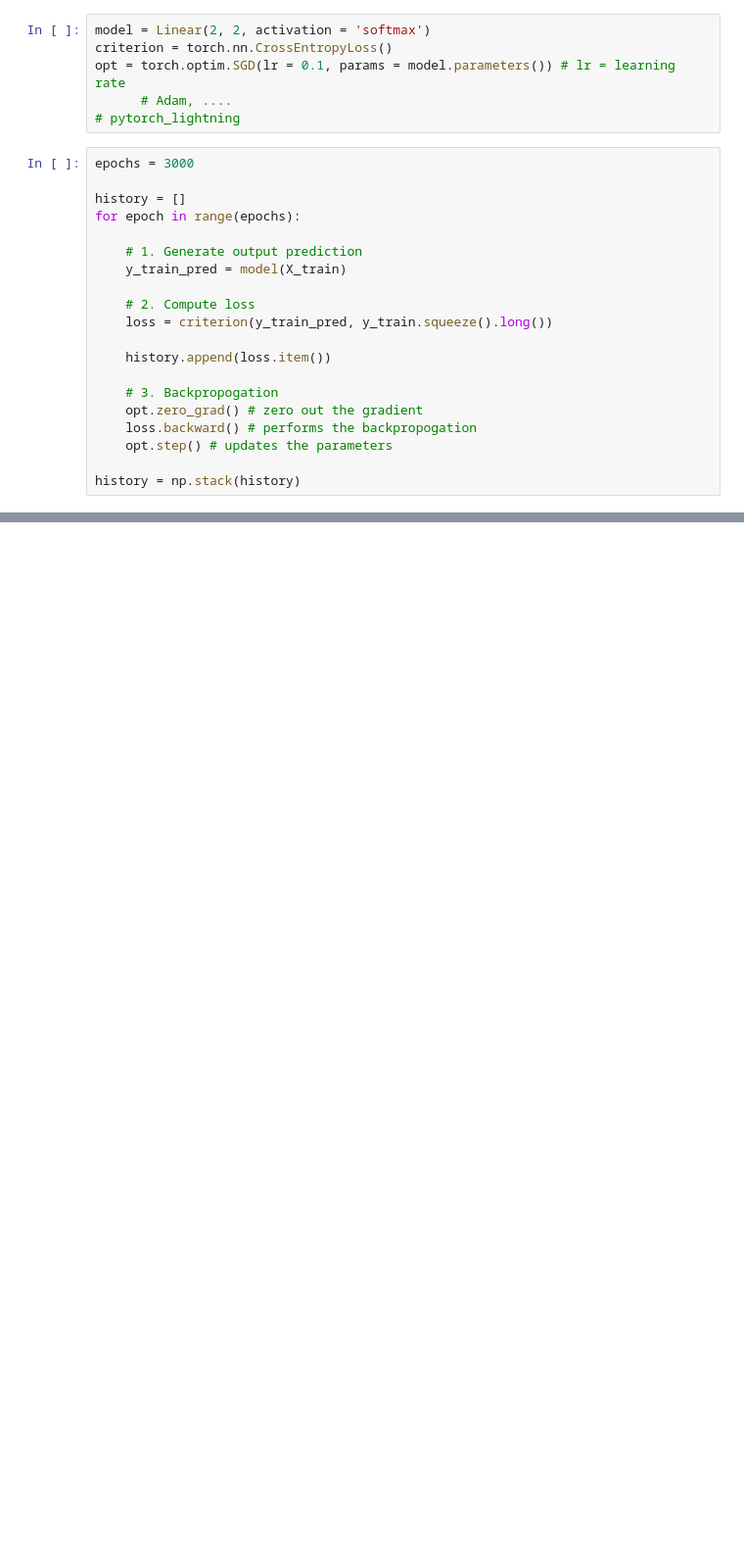
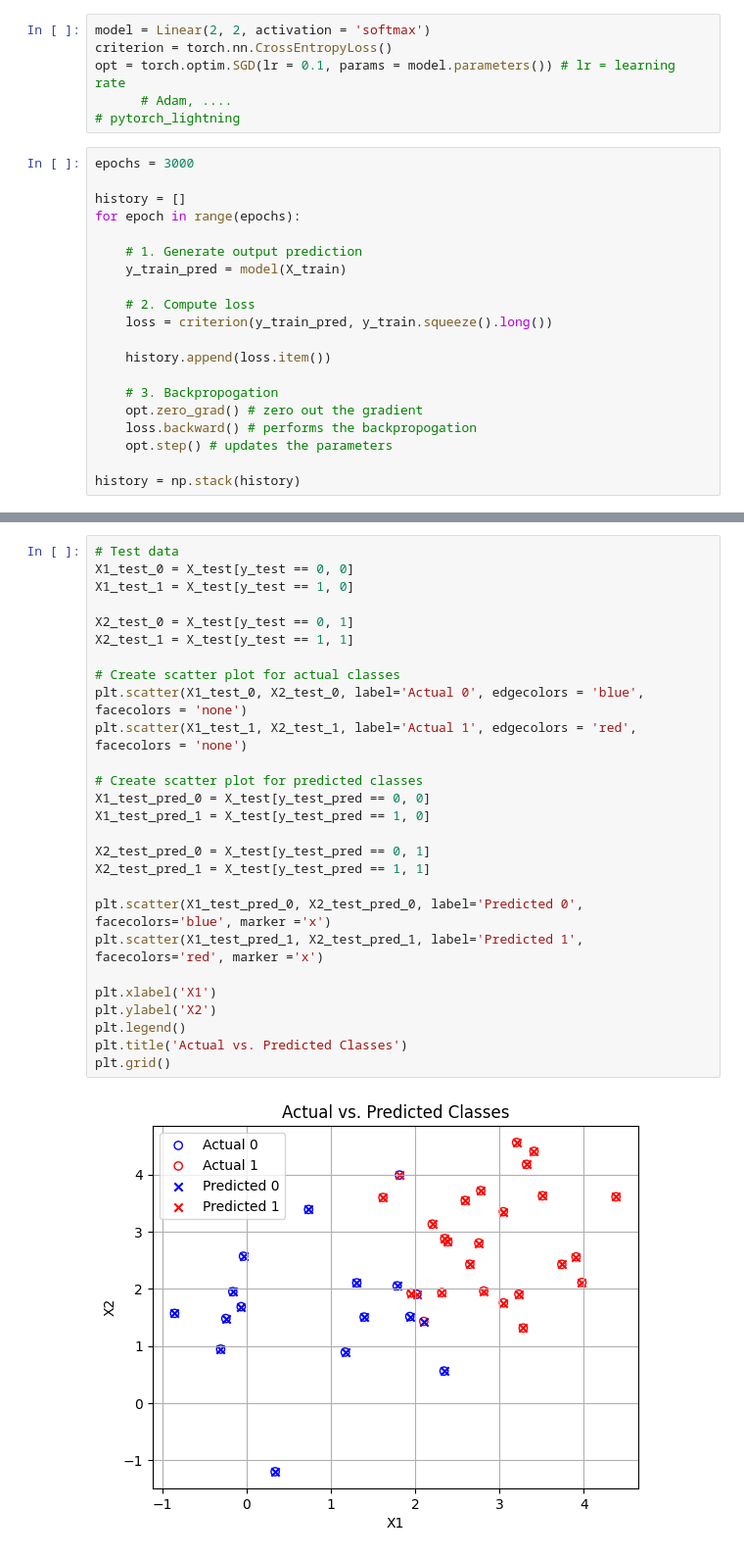
Before and after one commit to bchenley/IK_EarlySeptember2023, a Jupyter notebook: pytorch/hello_pytorch.ipynb, the cells around one changed output, grey strips where cells are left out. Shown at 98% size. Drawn from its saved outputs; the diff is of its cells as text; blank space fills up the shorter version.

```diff
--- a/pytorch/hello_pytorch.ipynb
+++ b/pytorch/hello_pytorch.ipynb
@@ -138,0 +132,29 @@ plt.grid()
+# %%
+# Test data
+X1_test_0 = X_test[y_test == 0, 0]
+X1_test_1 = X_test[y_test == 1, 0]
+
+X2_test_0 = X_test[y_test == 0, 1]
+X2_test_1 = X_test[y_test == 1, 1]
+
+# Create scatter plot for actual classes
+plt.scatter(X1_test_0, X2_test_0, label='Actual 0', edgecolors = 'blue', facecolors = 'none')
+plt.scatter(X1_test_1, X2_test_1, label='Actual 1', edgecolors = 'red', facecolors = 'none')
+
+# Create scatter plot for predicted classes
+X1_test_pred_0 = X_test[y_test_pred == 0, 0]
+X1_test_pred_1 = X_test[y_test_pred == 1, 0]
+
+X2_test_pred_0 = X_test[y_test_pred == 0, 1]
+X2_test_pred_1 = X_test[y_test_pred == 1, 1]
+
+plt.scatter(X1_test_pred_0, X2_test_pred_0, label='Predicted 0', facecolors='blue', marker ='x')
+plt.scatter(X1_test_pred_1, X2_test_pred_1, label='Predicted 1', facecolors='red', marker ='x')
+
+plt.xlabel('X1')
+plt.ylabel('X2')
+plt.legend()
+plt.title('Actual vs. Predicted Classes')
+plt.grid()
+# %% [output]
+[figure, added]
```
Also changed, not shown: parts of 6 cells of this notebook.
